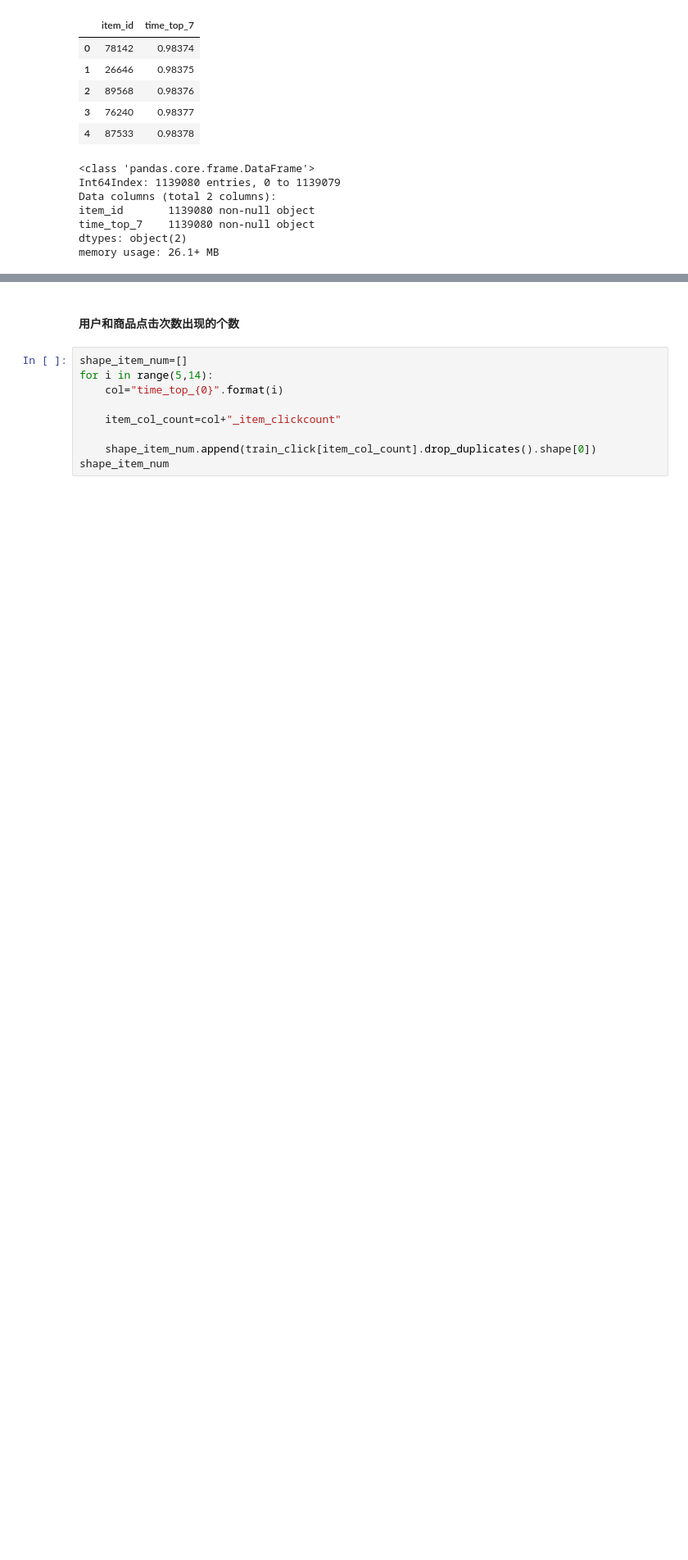
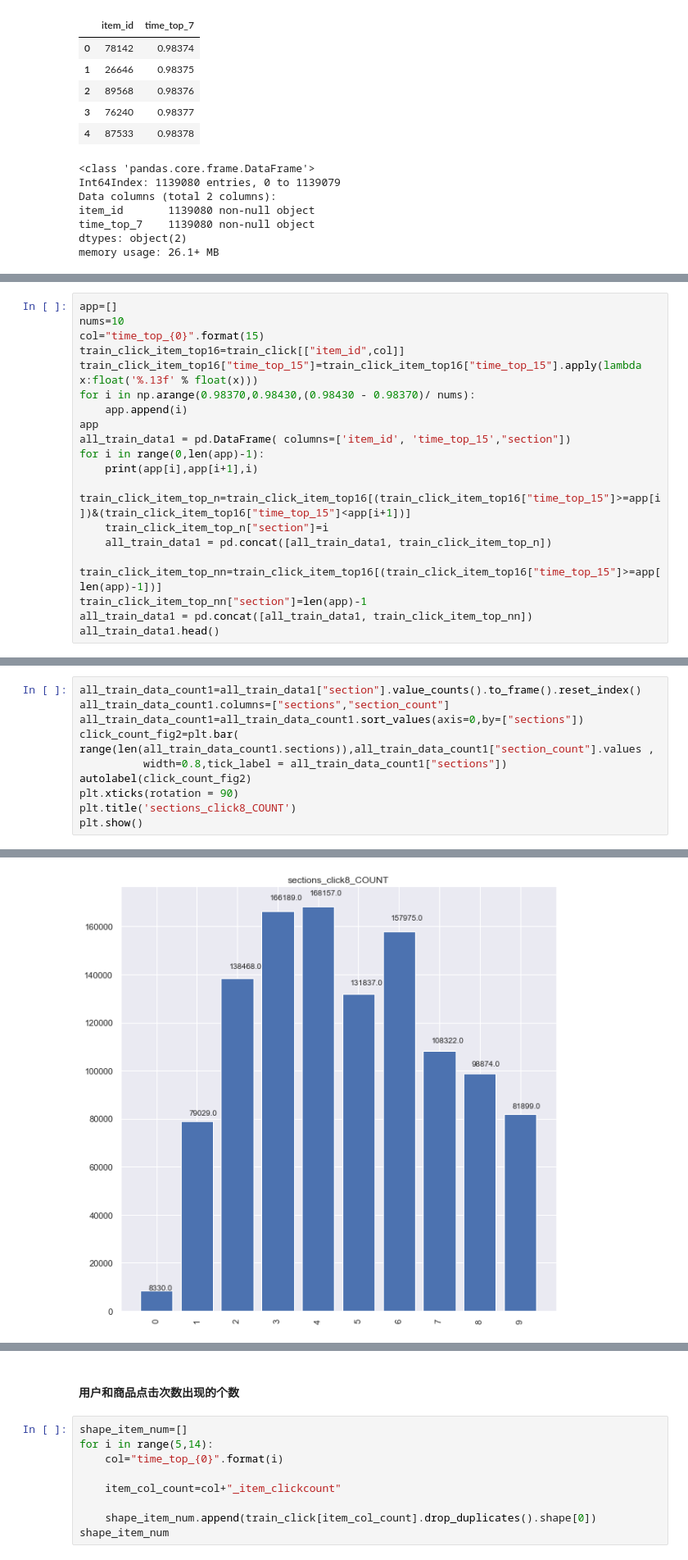
Before and after one commit to bangbangzhou/KDD_2020_Challenges_for_Modern_E-Commerce, a Jupyter notebook: code/data_analysis.ipynb, the cells around one changed output, grey strips where cells are left out. Shown at 82% size. Cells and saved outputs as stored; diff of their text form; blank space fills up the shorter version.

```diff
--- a/code/data_analysis.ipynb
+++ b/code/data_analysis.ipynb
@@ -502,0 +531,20 @@ for i in range(0,len(app)-1):
+# %%
+app=[]
+nums=10
+col="time_top_{0}".format(15)
+train_click_item_top16=train_click[["item_id",col]]
+train_click_item_top16["time_top_15"]=train_click_item_top16["time_top_15"].apply(lambda x:float('%.13f' % float(x)))
+for i in np.arange(0.98370,0.98430,(0.98430 - 0.98370)/ nums):
+    app.append(i)
+app
+all_train_data1 = pd.DataFrame( columns=['item_id', 'time_top_15',"section"])
+for i in range(0,len(app)-1):
+    print(app[i],app[i+1],i)
+    train_click_item_top_n=train_click_item_top16[(train_click_item_top16["time_top_15"]>=app[i])&(train_click_item_top16["time_top_15"]<app[i+1])]
+    train_click_item_top_n["section"]=i
+    all_train_data1 = pd.concat([all_train_data1, train_click_item_top_n])
+
+train_click_item_top_nn=train_click_item_top16[(train_click_item_top16["time_top_15"]>=app[len(app)-1])]
+train_click_item_top_nn["section"]=len(app)-1
+all_train_data1 = pd.concat([all_train_data1, train_click_item_top_nn])
+all_train_data1.head()
@@ -502,0 +568,11 @@ for i in range(0,len(app)-1):
+# %%
+all_train_data_count1=all_train_data1["section"].value_counts().to_frame().reset_index()
+all_train_data_count1.columns=["sections","section_count"]
+all_train_data_count1=all_train_data_count1.sort_values(axis=0,by=["sections"])
+click_count_fig2=plt.bar(  range(len(all_train_data_count1.sections)),all_train_data_count1["section_count"].values ,
+          width=0.8,tick_label = all_train_data_count1["sections"])
+autolabel(click_count_fig2)
+plt.xticks(rotation = 90)
+plt.title('sections_click8_COUNT')
+plt.show()
+# %% [output]
@@ -502,0 +581 @@ for i in range(0,len(app)-1):
+[figure, added]
```
Also changed, not shown: parts of 47 cells of this notebook.
